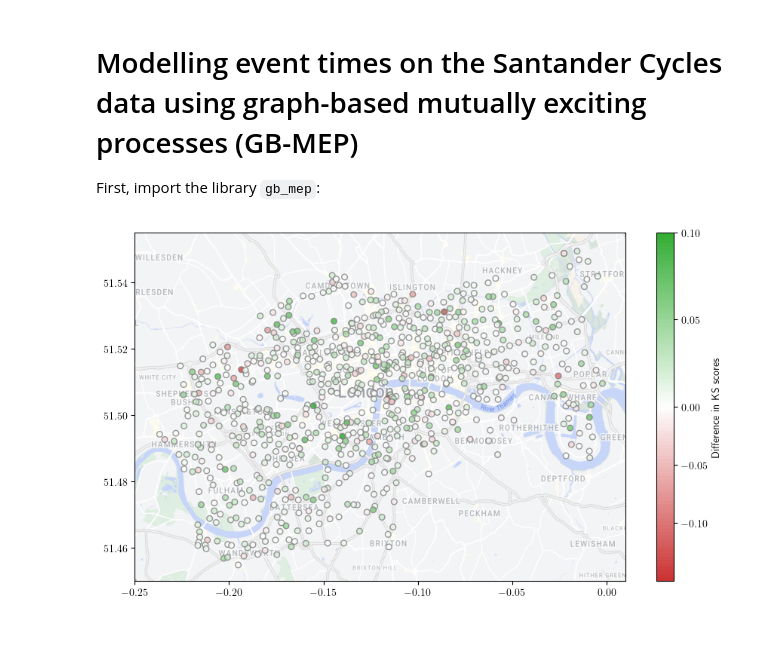
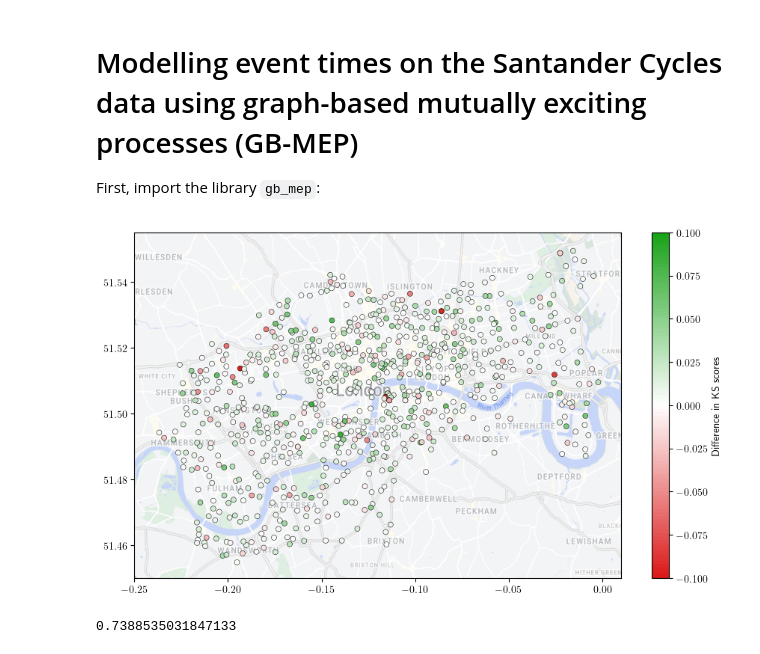
Before and after one commit to fraspass/gb-mep, a Jupyter notebook: plots/Santander_Cycles_Plots.ipynb, the cells around one changed output. Saved outputs shown, nothing was run; the diff lists cells and outputs as text; code cells hidden in the pictures.

Commit message:
added plots

```diff
--- a/plots/Santander_Cycles_Plots.ipynb
+++ b/plots/Santander_Cycles_Plots.ipynb
@@ -15,43 +15,47 @@ import numpy as np
 import pickle
 import matplotlib.colors as mcolors
 # Define the custom colormap
-colors = [(0.75, 0, 0), (1, 1, 1), (0, 0.6, 0)]  # Green to White to Red
+colors = [(0.85, 0, 0), (1, 1, 1), (0, 0.6, 0)]  # Green to White to Red
 n_bins = 100  # Number of color bins
 cmap_name = 'centered_custom_colormap'
 custom_cmap = mcolors.LinearSegmentedColormap.from_list(cmap_name, colors, N=n_bins)
-norm = mcolors.TwoSlopeNorm(vmin=-.15, vcenter=0, vmax=.1)
+norm = mcolors.TwoSlopeNorm(vmin=-.1, vcenter=0, vmax=.1)
 
 locations = pd.read_csv('../data/santander_locations.csv')
 with open('../data/santander_dictionary.pkl', 'rb') as f:
     santander_dictionary = pickle.load(f)
 
 with open('../results/res_qq_start/ks_test.pkl', 'rb') as f:
     ks_test = pickle.load(f)
 
 lats = []; lons = []; scor1 = []; scor2 = []
 for node in ks_test['poisson']:
     lats += [locations.iloc[node].latitude]
     lons += [locations.iloc[node].longitude]
     scor1 += [ks_test['smep'][node].statistic]
     scor2 += [ks_test['gbmep_full'][node].statistic]
 
 # Create a scatterplot with color proportional to the 'variable'
 plt.figure(figsize=(10.5, 6))
-scatter = plt.scatter(lons, lats, c=np.array(scor1)-np.array(scor2), cmap=custom_cmap, s=30, alpha=0.8, norm=norm, edgecolor='gray', linewidth=1)
+scatter = plt.scatter(lons, lats, c=np.array(scor1)-np.array(scor2), cmap=custom_cmap, s=25, alpha=0.9, norm=norm, edgecolor='black', linewidth=0.4)
 # Load the image you want to use as a background
 background_image = mpimg.imread('London.png')
 plt.imshow(background_image, extent=[-0.25, 0.01, 51.45, 51.555], aspect='auto')
 
 # Add a colorbar for reference
 cbar = plt.colorbar(scatter)
 cbar.set_label('Difference in KS scores')  # Label for the colorbar
 
 # Add labels and title
 plt.xlim([-0.25, 0.01])
 plt.ylim([51.45, 51.555])
 
 # Show the plot
 plt.savefig('London_Plot.pdf',bbox_inches='tight', pad_inches=0.1)
 plt.show()
 # %% [output]
-[figure, old version]
+[figure, new version]
+# %%
+np.mean(np.array(scor1)-np.array(scor2) > 0)
+# %% [output]
+0.7388535031847133
```
Also changed, not shown: parts of 1 cell of this notebook, 9 other files.
